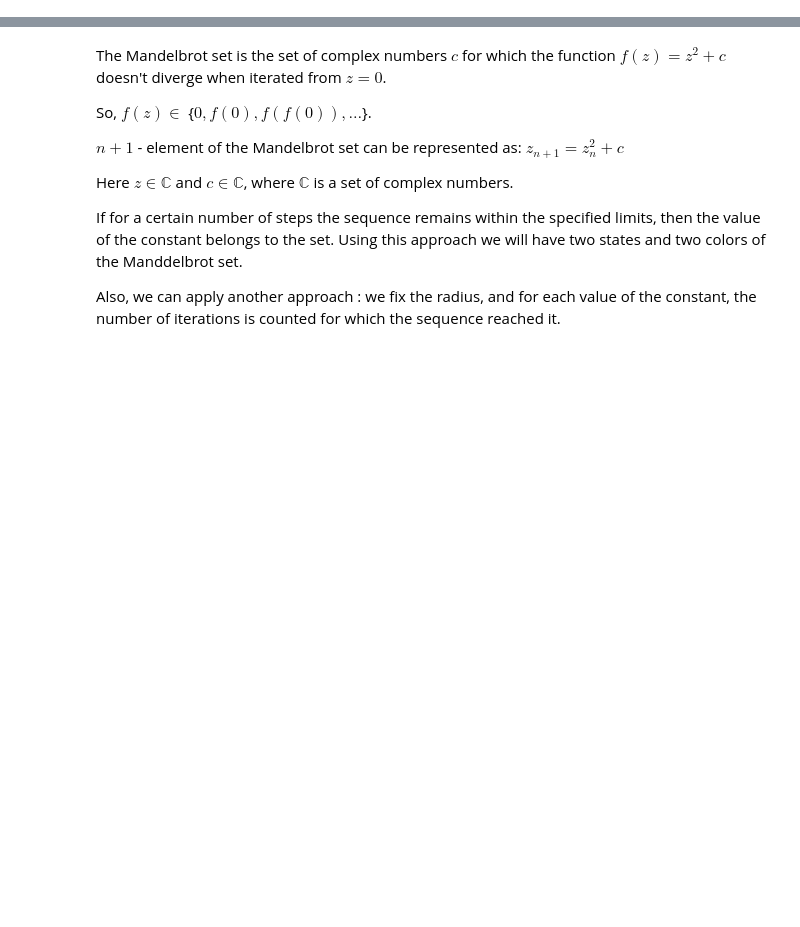
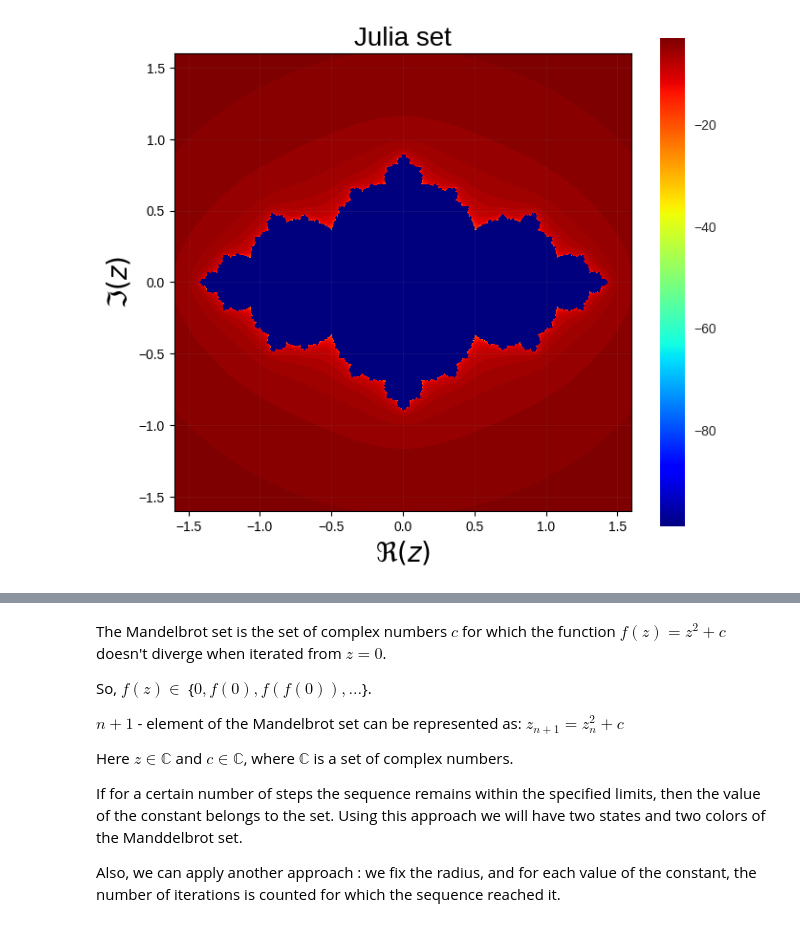
Before and after one commit to Albly/High_perfomance_python_lab, a Jupyter notebook: Fractals/Mandelbrot.ipynb, the cells around one changed output, grey strips where cells are left out. Cells and saved outputs as stored; diff of their text form; code cells hidden in the pictures; blank space fills up the shorter version.

```diff
--- a/Fractals/Mandelbrot.ipynb
+++ b/Fractals/Mandelbrot.ipynb
@@ -2,0 +129,5 @@
+# %%
+golden = (1 + 5 ** 0.5) / 2 #Golden ratio
+julia_set(1-golden)
+# %% [output]
+[figure, added]
```
Also changed, not shown: parts of 12 cells of this notebook.
